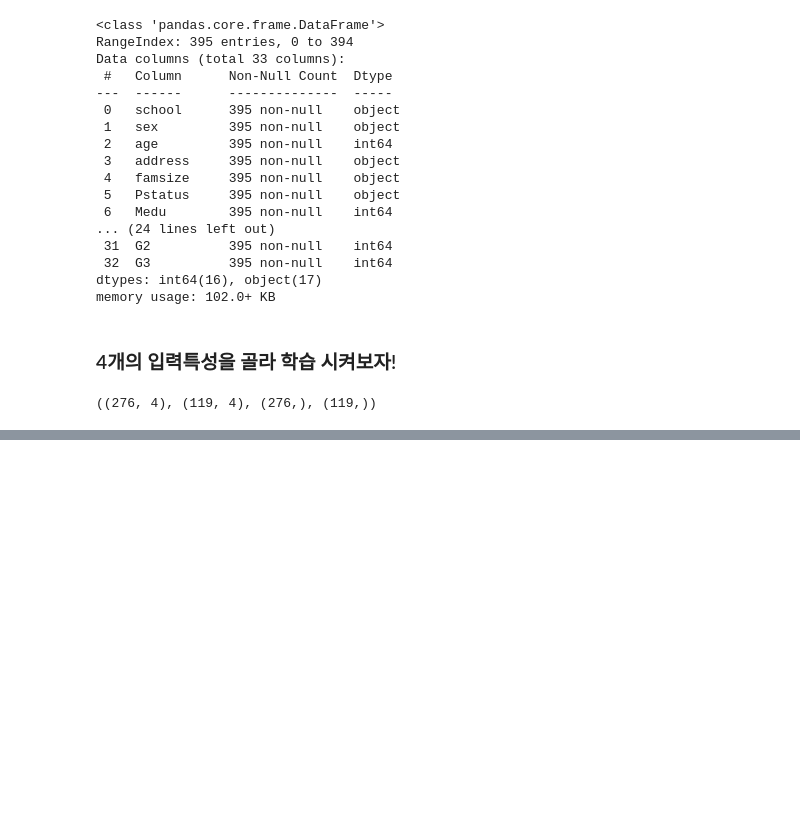
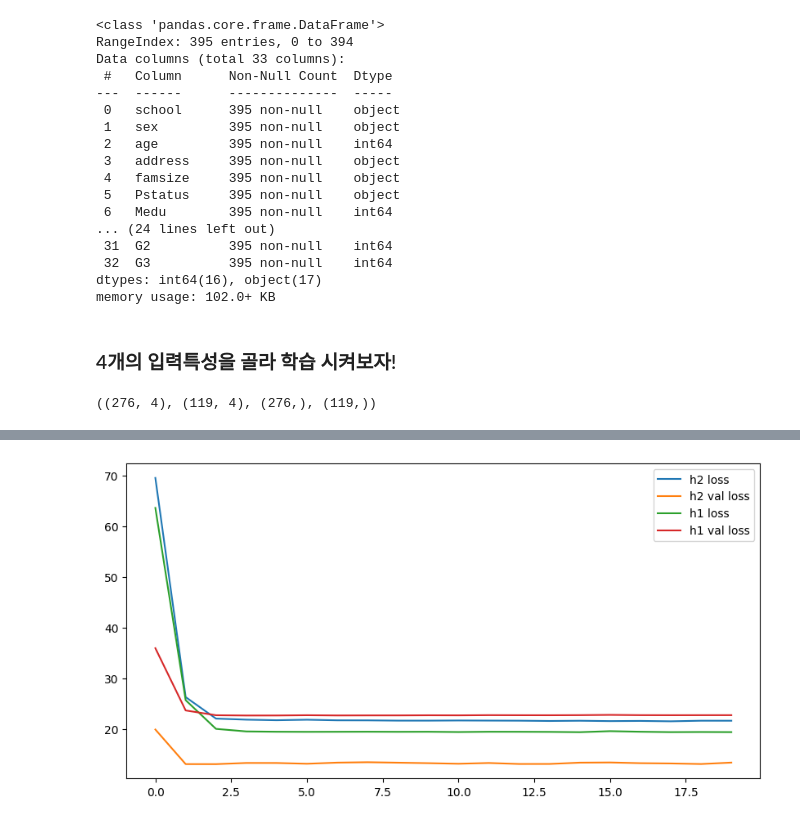
Before and after one commit to rimgosu/ColabBackup, a Jupyter notebook: ex00_딥러닝_맛보기.ipynb, the cells around one changed output, grey strips where cells are left out. Saved outputs shown, nothing was run; the diff lists cells and outputs as text; code cells hidden in the pictures; blank space fills up the shorter version.

```diff
--- a/ex00_딥러닝_맛보기.ipynb
+++ b/ex00_딥러닝_맛보기.ipynb
@@ -237,3 +294,22 @@ y_train, y_test = train_test_split(y, test_size=0.3, random_state=2000)
 X_train.shape, X_test.shape, y_train.shape, y_test.shape
 # %% [output]
 ((276, 4), (119, 4), (276,), (119,))
+# %%
+# 1. 신경망 구조 설계
+# 뼈대 생성
+model2 = Sequential()
+# 입력층
+model2.add(InputLayer(input_shape=(4,))) # 입력특성의 개수를 지정 (studytime 1개)
+# 중간층 (은닉층)
+model2.add(Dense(units=10)) # 뉴련 10개를 연결 -> 많을수록 좋음, 학습능력 결정하는 부분
+model2.add(Activation('sigmoid')) # 활성화함수 : 인간의 모방을 위함 (위 선형 함수와 짝궁)
+# 출력층
+model2.add(Dense(units=1)) # 예측할 데이터의 형태 (성적데이터 1개)
+model2.compile(
+    loss='mean_squared_error', # 모델의 잘못된 정도(오차) 측정 알고리즘
+    optimizer='SGD', # 모델의 w,b 값을 최적화하는 알고리즘
+    metrics=['mse']
+)
+h2 = model2.fit(X_train, y_train, validation_split=0.2, #교차검증을 위한 데이터 남겨두기
+          epochs= 20)
+model2.evaluate(X_test,y_test)
@@ -239,0 +335,10 @@ X_train.shape, X_test.shape, y_train.shape, y_test.shape
+# %%
+plt.figure(figsize= (10,5))
+plt.plot(h2.history['loss'], label='h2 loss')
+plt.plot(h2.history['val_loss'], label='h2 val loss')
+plt.plot(h1.history['loss'], label='h1 loss')
+plt.plot(h1.history['val_loss'], label='h1 val loss')
+plt.legend()
+plt.show()
+# %% [output]
+[figure, added]
```
Also changed, not shown: parts of 6 cells of this notebook.
